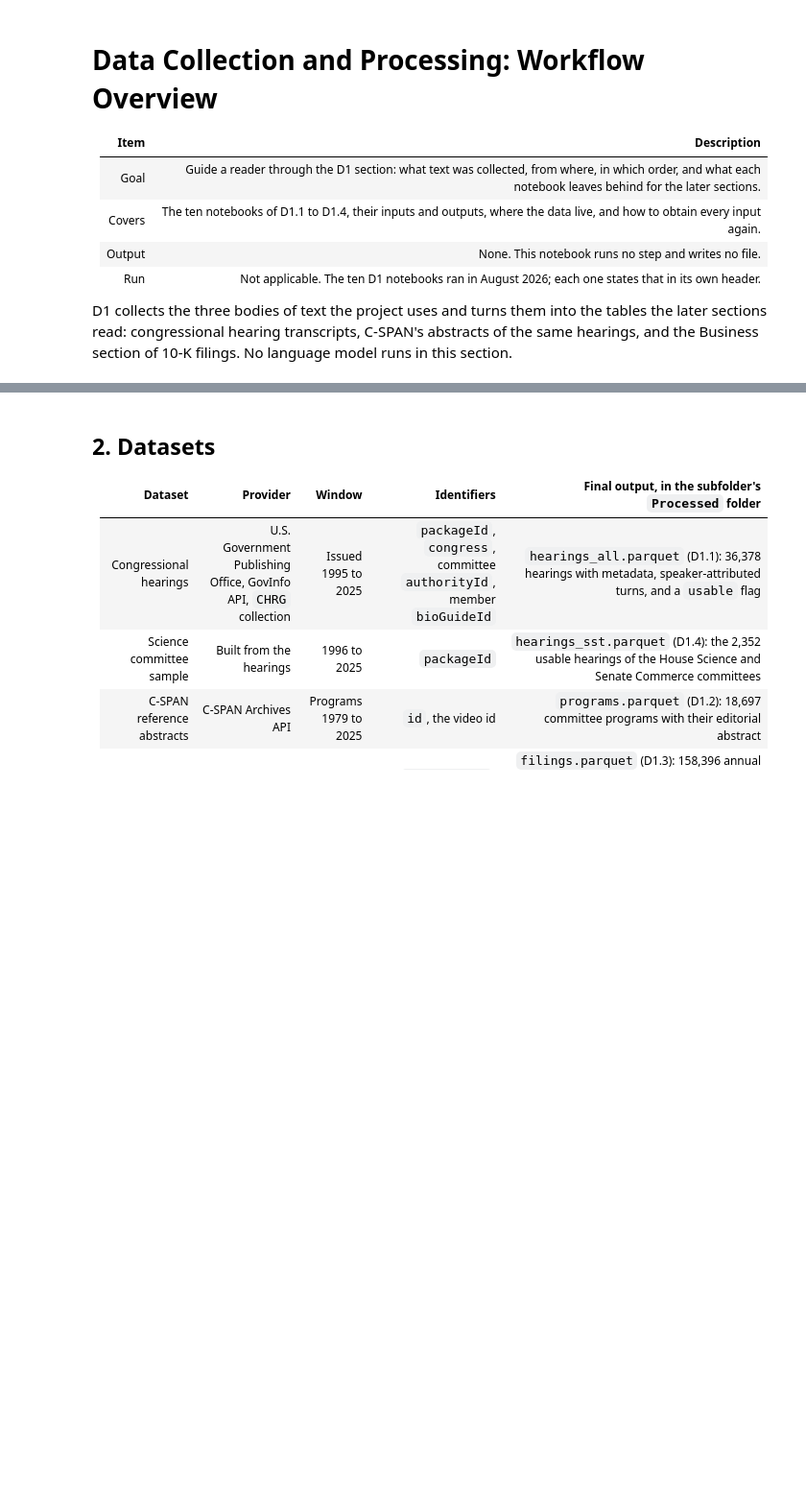
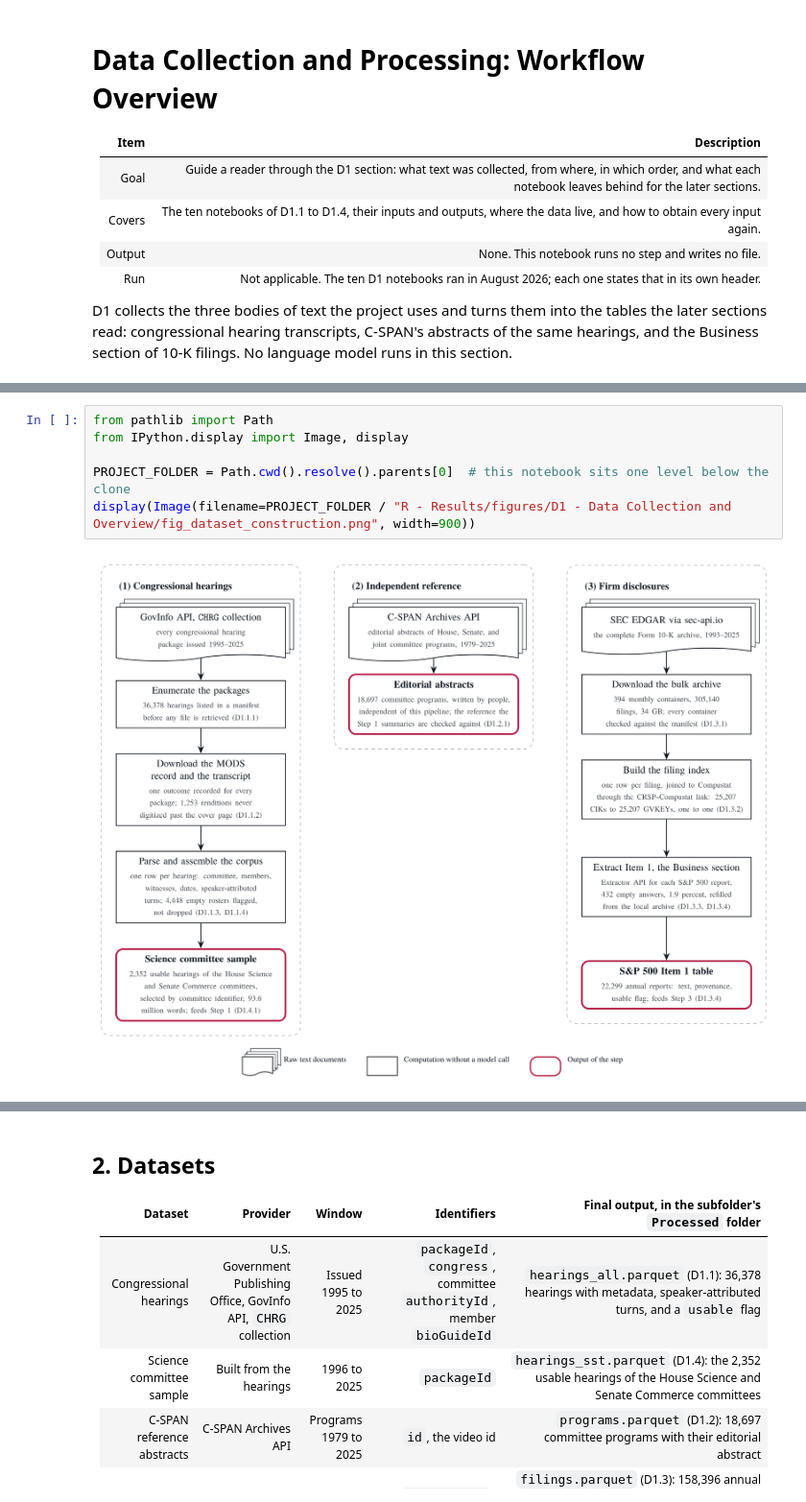
Before and after one commit to HC-Geopolitics-Innovation/Miric-Roh-Jia-OrgSciSIProposal, a Jupyter notebook: D1 - Data Collection and Processing/Data Collection Workflow Overview.ipynb, the cells around one changed output, grey strips where cells are left out. Shown at 96% size. Saved outputs shown, nothing was run; the diff lists cells and outputs as text; blank space fills up the shorter version.

```diff
--- a/D1 - Data Collection and Processing/Data Collection Workflow Overview.ipynb
+++ b/D1 - Data Collection and Processing/Data Collection Workflow Overview.ipynb
@@ -24,0 +16,8 @@ Four rules hold on every rail.
+# %%
+from pathlib import Path
+from IPython.display import Image, display
+
+PROJECT_FOLDER = Path.cwd().resolve().parents[0]  # this notebook sits one level below the clone
+display(Image(filename=PROJECT_FOLDER / "R - Results/figures/D1 - Data Collection and Overview/fig_dataset_construction.png", width=900))
+# %% [output]
+[figure, added]
```
Also changed, not shown: parts of 3 cells of this notebook.
